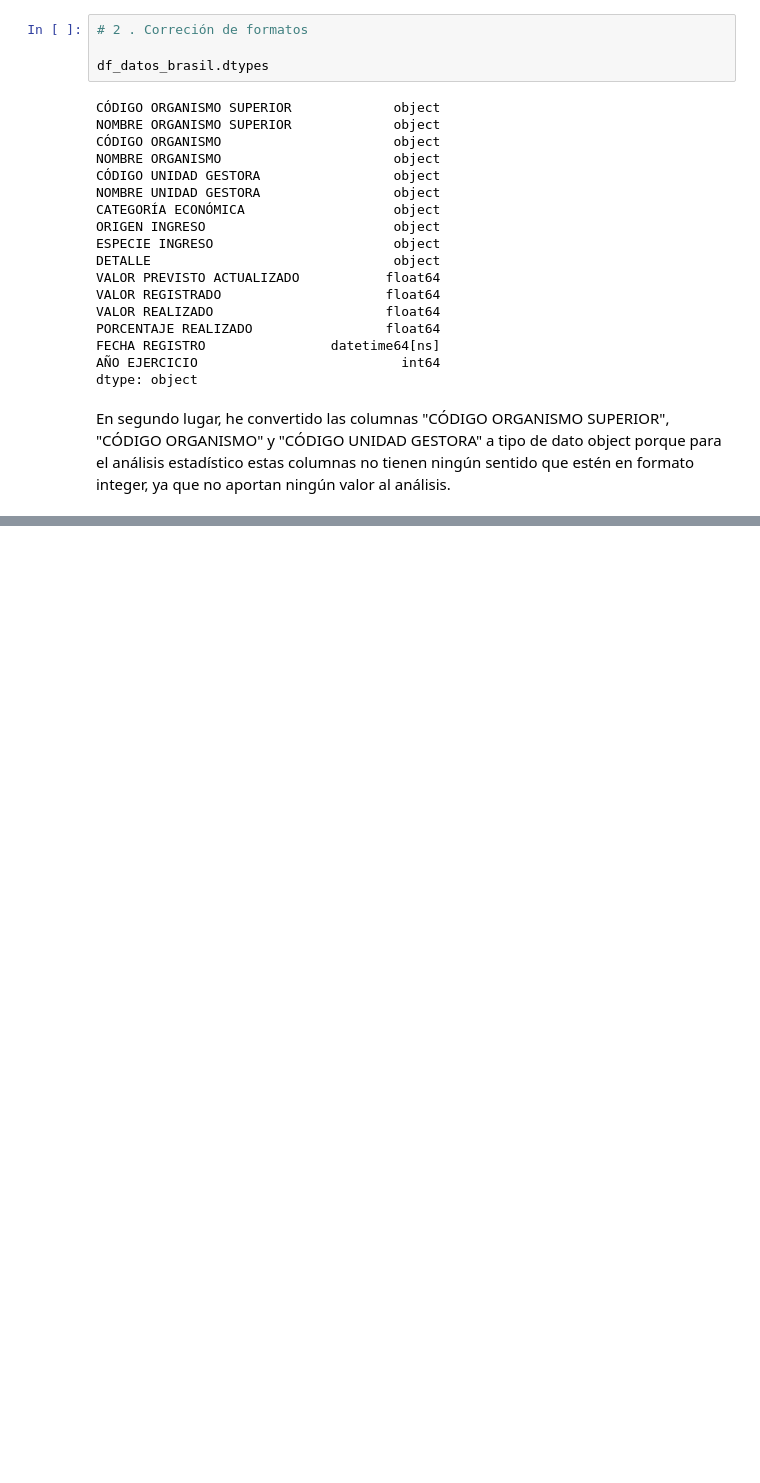
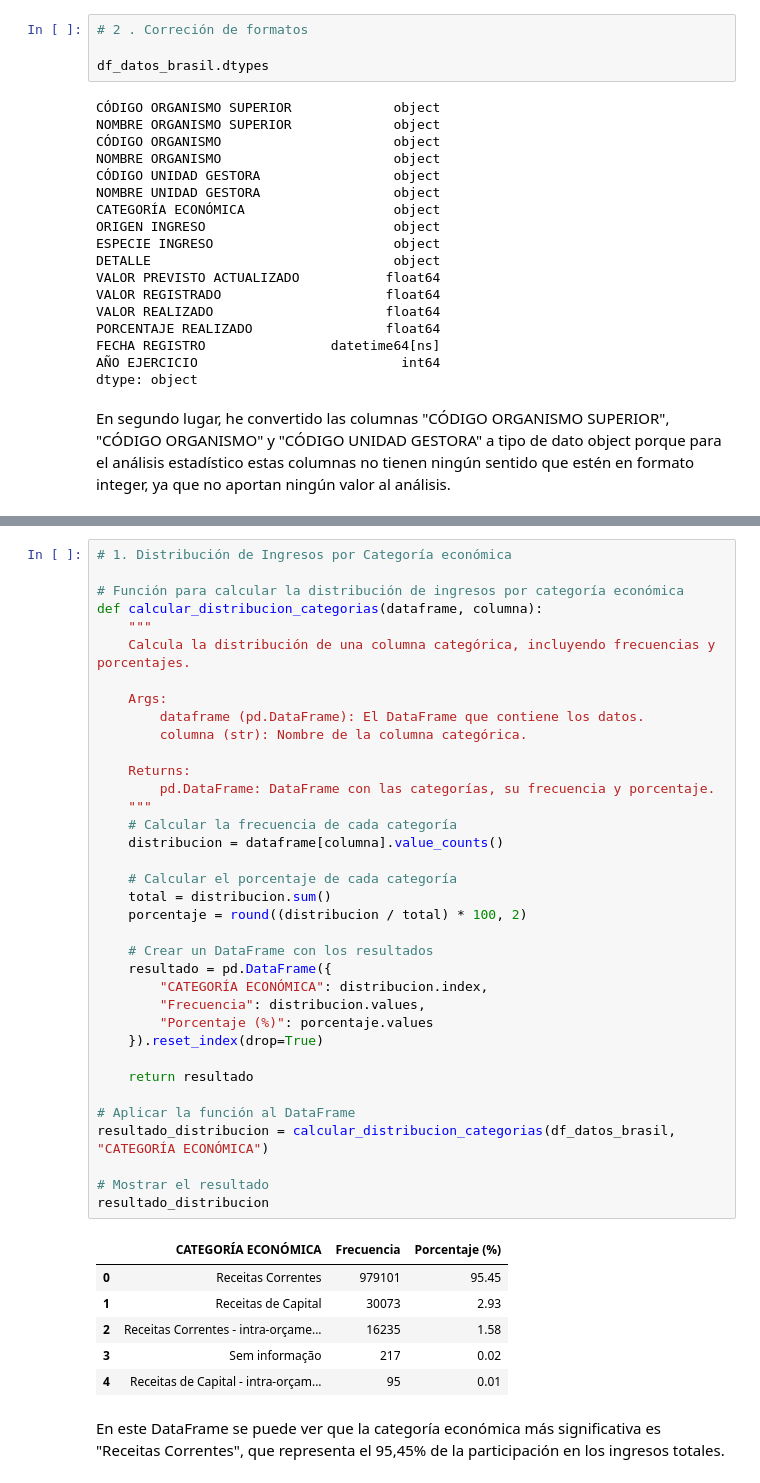
Before and after one commit to clausoler/Proyecto2_Brasil, a Jupyter notebook: ingresos_públicos_brasil.ipynb, the cells around one changed output, grey strips where cells are left out. Drawn from its saved outputs; the diff is of its cells as text; blank space fills up the shorter version.

```diff
--- a/ingresos_públicos_brasil.ipynb
+++ b/ingresos_públicos_brasil.ipynb
@@ -1442,0 +1547,45 @@ df_datos_brasil.head()
+# %%
+# 1. Distribución de Ingresos por Categoría económica
+
+# Función para calcular la distribución de ingresos por categoría económica
+def calcular_distribucion_categorias(dataframe, columna):
+    """
+    Calcula la distribución de una columna categórica, incluyendo frecuencias y porcentajes.
+
+    Args:
+        dataframe (pd.DataFrame): El DataFrame que contiene los datos.
+        columna (str): Nombre de la columna categórica.
+
+    Returns:
+        pd.DataFrame: DataFrame con las categorías, su frecuencia y porcentaje.
+    """
+    # Calcular la frecuencia de cada categoría
+    distribucion = dataframe[columna].value_counts()
+
+    # Calcular el porcentaje de cada categoría
+    total = distribucion.sum()
+    porcentaje = round((distribucion / total) * 100, 2)
+
+    # Crear un DataFrame con los resultados
+    resultado = pd.DataFrame({
+        "CATEGORÍA ECONÓMICA": distribucion.index,
+        "Frecuencia": distribucion.values,
+        "Porcentaje (%)": porcentaje.values
+    }).reset_index(drop=True)
+
+    return resultado
+
+# Aplicar la función al DataFrame
+resultado_distribucion = calcular_distribucion_categorias(df_datos_brasil, "CATEGORÍA ECONÓMICA")
+
+# Mostrar el resultado
+resultado_distribucion
+# %% [output]
+|  | CATEGORÍA ECONÓMICA | Frecuencia | Porcentaje (%) |
+| 0 | Receitas Correntes | 979101 | 95.45 |
+| 1 | Receitas de Capital | 30073 | 2.93 |
+| 2 | Receitas Correntes - intra-orçame... | 16235 | 1.58 |
+| 3 | Sem informação | 217 | 0.02 |
+| 4 | Receitas de Capital - intra-orçam... | 95 | 0.01 |
+# %% [markdown]
+En este DataFrame se puede ver que la categoría económica más significativa es "Receitas Correntes", que representa el 95,45% de la participación en los ingresos totales.
```
Also changed, not shown: parts of 14 cells of this notebook, 1 other file.
